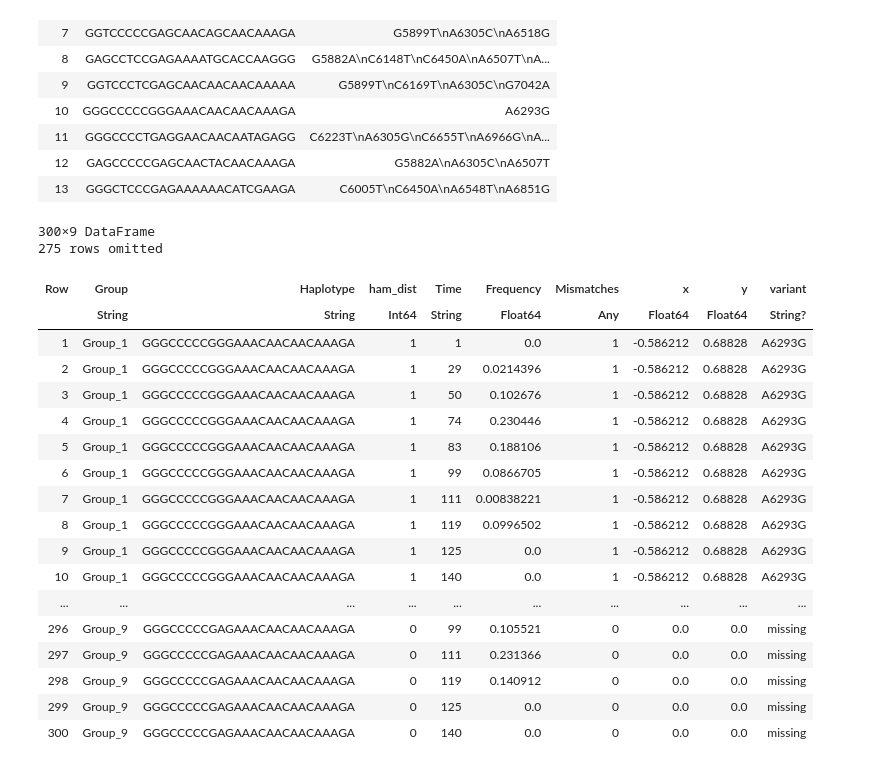
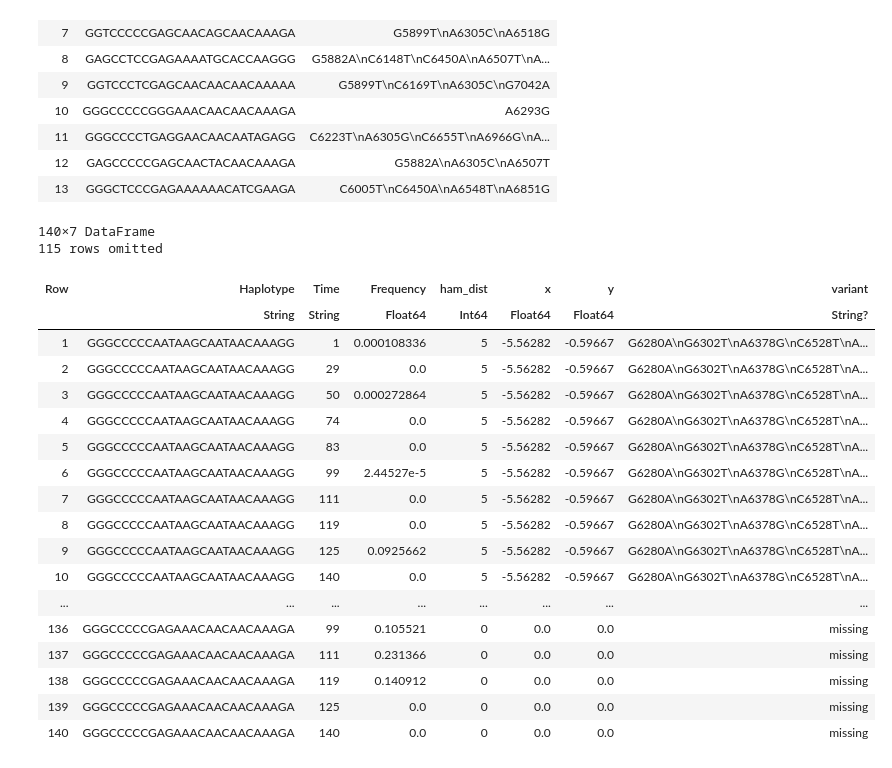
Before and after one commit to ewanwsmith/RSV_haplotype_reconstruction, a Jupyter notebook: src/haplotypes.ipynb, the cells around one changed output. Cells and saved outputs as stored; diff of their text form; code cells hidden in the pictures.

```diff
--- a/src/haplotypes.ipynb
+++ b/src/haplotypes.ipynb
@@ -276,23 +276,13 @@ println("The consensus haplotype at the first time point is: $consensus")
 # %% [output]
 The consensus haplotype at the first time point is: GGGCCCCCGAGAAACAACAACAAAGA
 # %%
-# Function to calculate mismatches
-function count_mismatches(haplotype::String, consensus::String)::Union{Int, String}
-    mismatches = 0
-    for i in 1:length(haplotype)
-        if haplotype[i] != consensus[i]
-            mismatches += 1
-        end
-    end
-    if mismatches == length(haplotype)
-        return "X"
-    else
-        return mismatches
-    end
+# Function to calculate Hamming distance between two strings
+function hamming_distance(s1::String, s2::String)::Int
+    return sum(c1 != c2 for (c1, c2) in zip(s1, s2))
 end
 
-# Add new column with mismatch count
-haps.Mismatches = [count_mismatches(row.Haplotype, consensus) for row in eachrow(haps)]
+# Add new column with Hamming Distance
+haps.ham_dist = [hamming_distance(row.Haplotype, consensus) for row in eachrow(haps)]
 
 println(haps)
 
@@ -300,11 +290,11 @@ println(haps)
 @rput haps
 R"""
 # Grouping by Time and Mismatches, then summing Frequency
-haps_mismatched <- haps %>%
-    group_by(Time, Mismatches) %>%
+haps_dist <- haps %>%
+    group_by(Time, ham_dist) %>%
     summarize(Frequency = sum(Frequency), .groups = 'drop')
 """
 
-@rget haps_mismatched
+@rget haps_dist
 # %% [output]
 150×4 DataFrame
@@ -668,9 +419,9 @@ blanche.y .-= consensus_y
 blanche[blanche.Haplotype .== consensus, :x] .= 0.0
 blanche[blanche.Haplotype .== consensus, :y] .= 0.0
 
-# Join the updated coordinates with grouped_haps
-grouped_haps = innerjoin(grouped_haps, blanche, on=:Haplotype)
+# Join the updated coordinates with haps
+haps = innerjoin(haps, blanche, on=:Haplotype)
 
 # Display the joined dataframe
-grouped_haps
+haps
 # %% [output]
@@ -823,25 +574,25 @@ rename!(variant_loci_merged, :haplotype => :Haplotype)
 # %%
 # join variant_loci to grouped_haps for annotation
 
-grouped_haps = leftjoin(grouped_haps, variant_loci_merged, on=:Haplotype)
+haps = leftjoin(haps, variant_loci_merged, on=:Haplotype)
 # %% [output]
-300×9 DataFrame
-275 rows omitted
+140×7 DataFrame
+115 rows omitted
-| Row | Group | Haplotype | ham_dist | Time | Frequency | Mismatches | x | y | variant |
-|  | String | String | Int64 | String | Float64 | Any | Float64 | Float64 | String? |
-| 1 | Group_1 | GGGCCCCCGGGAAACAACAACAAAGA | 1 | 1 | 0.0 | 1 | -0.586212 | 0.68828 | A6293G |
-| 2 | Group_1 | GGGCCCCCGGGAAACAACAACAAAGA | 1 | 29 | 0.0214396 | 1 | -0.586212 | 0.68828 | A6293G |
-| 3 | Group_1 | GGGCCCCCGGGAAACAACAACAAAGA | 1 | 50 | 0.102676 | 1 | -0.586212 | 0.68828 | A6293G |
-| 4 | Group_1 | GGGCCCCCGGGAAACAACAACAAAGA | 1 | 74 | 0.230446 | 1 | -0.586212 | 0.68828 | A6293G |
-| 5 | Group_1 | GGGCCCCCGGGAAACAACAACAAAGA | 1 | 83 | 0.188106 | 1 | -0.586212 | 0.68828 | A6293G |
-| 6 | Group_1 | GGGCCCCCGGGAAACAACAACAAAGA | 1 | 99 | 0.0866705 | 1 | -0.586212 | 0.68828 | A6293G |
-| 7 | Group_1 | GGGCCCCCGGGAAACAACAACAAAGA | 1 | 111 | 0.00838221 | 1 | -0.586212 | 0.68828 | A6293G |
-| 8 | Group_1 | GGGCCCCCGGGAAACAACAACAAAGA | 1 | 119 | 0.0996502 | 1 | -0.586212 | 0.68828 | A6293G |
-| 9 | Group_1 | GGGCCCCCGGGAAACAACAACAAAGA | 1 | 125 | 0.0 | 1 | -0.586212 | 0.68828 | A6293G |
-| 10 | Group_1 | GGGCCCCCGGGAAACAACAACAAAGA | 1 | 140 | 0.0 | 1 | -0.586212 | 0.68828 | A6293G |
-| ... | ... | ... | ... | ... | ... | ... | ... | ... | ... |
-| 296 | Group_9 | GGGCCCCCGAGAAACAACAACAAAGA | 0 | 99 | 0.105521 | 0 | 0.0 | 0.0 | missing |
-| 297 | Group_9 | GGGCCCCCGAGAAACAACAACAAAGA | 0 | 111 | 0.231366 | 0 | 0.0 | 0.0 | missing |
-| 298 | Group_9 | GGGCCCCCGAGAAACAACAACAAAGA | 0 | 119 | 0.140912 | 0 | 0.0 | 0.0 | missing |
-| 299 | Group_9 | GGGCCCCCGAGAAACAACAACAAAGA | 0 | 125 | 0.0 | 0 | 0.0 | 0.0 | missing |
-| 300 | Group_9 | GGGCCCCCGAGAAACAACAACAAAGA | 0 | 140 | 0.0 | 0 | 0.0 | 0.0 | missing |
+| Row | Haplotype | Time | Frequency | ham_dist | x | y | variant |
+|  | String | String | Float64 | Int64 | Float64 | Float64 | String? |
+| 1 | GGGCCCCCAATAAGCAATAACAAAGG | 1 | 0.000108336 | 5 | -5.56282 | -0.59667 | G6280A\nG6302T\nA6378G\nC6528T\nA... |
+| 2 | GGGCCCCCAATAAGCAATAACAAAGG | 29 | 0.0 | 5 | -5.56282 | -0.59667 | G6280A\nG6302T\nA6378G\nC6528T\nA... |
+| 3 | GGGCCCCCAATAAGCAATAACAAAGG | 50 | 0.000272864 | 5 | -5.56282 | -0.59667 | G6280A\nG6302T\nA6378G\nC6528T\nA... |
+| 4 | GGGCCCCCAATAAGCAATAACAAAGG | 74 | 0.0 | 5 | -5.56282 | -0.59667 | G6280A\nG6302T\nA6378G\nC6528T\nA... |
+| 5 | GGGCCCCCAATAAGCAATAACAAAGG | 83 | 0.0 | 5 | -5.56282 | -0.59667 | G6280A\nG6302T\nA6378G\nC6528T\nA... |
+| 6 | GGGCCCCCAATAAGCAATAACAAAGG | 99 | 2.44527e-5 | 5 | -5.56282 | -0.59667 | G6280A\nG6302T\nA6378G\nC6528T\nA... |
+| 7 | GGGCCCCCAATAAGCAATAACAAAGG | 111 | 0.0 | 5 | -5.56282 | -0.59667 | G6280A\nG6302T\nA6378G\nC6528T\nA... |
+| 8 | GGGCCCCCAATAAGCAATAACAAAGG | 119 | 0.0 | 5 | -5.56282 | -0.59667 | G6280A\nG6302T\nA6378G\nC6528T\nA... |
+| 9 | GGGCCCCCAATAAGCAATAACAAAGG | 125 | 0.0925662 | 5 | -5.56282 | -0.59667 | G6280A\nG6302T\nA6378G\nC6528T\nA... |
+| 10 | GGGCCCCCAATAAGCAATAACAAAGG | 140 | 0.0 | 5 | -5.56282 | -0.59667 | G6280A\nG6302T\nA6378G\nC6528T\nA... |
+| ... | ... | ... | ... | ... | ... | ... | ... |
+| 136 | GGGCCCCCGAGAAACAACAACAAAGA | 99 | 0.105521 | 0 | 0.0 | 0.0 | missing |
+| 137 | GGGCCCCCGAGAAACAACAACAAAGA | 111 | 0.231366 | 0 | 0.0 | 0.0 | missing |
+| 138 | GGGCCCCCGAGAAACAACAACAAAGA | 119 | 0.140912 | 0 | 0.0 | 0.0 | missing |
+| 139 | GGGCCCCCGAGAAACAACAACAAAGA | 125 | 0.0 | 0 | 0.0 | 0.0 | missing |
+| 140 | GGGCCCCCGAGAAACAACAACAAAGA | 140 | 0.0 | 0 | 0.0 | 0.0 | missing |
```
Also changed, not shown: parts of 10 cells of this notebook, 9 other files.
